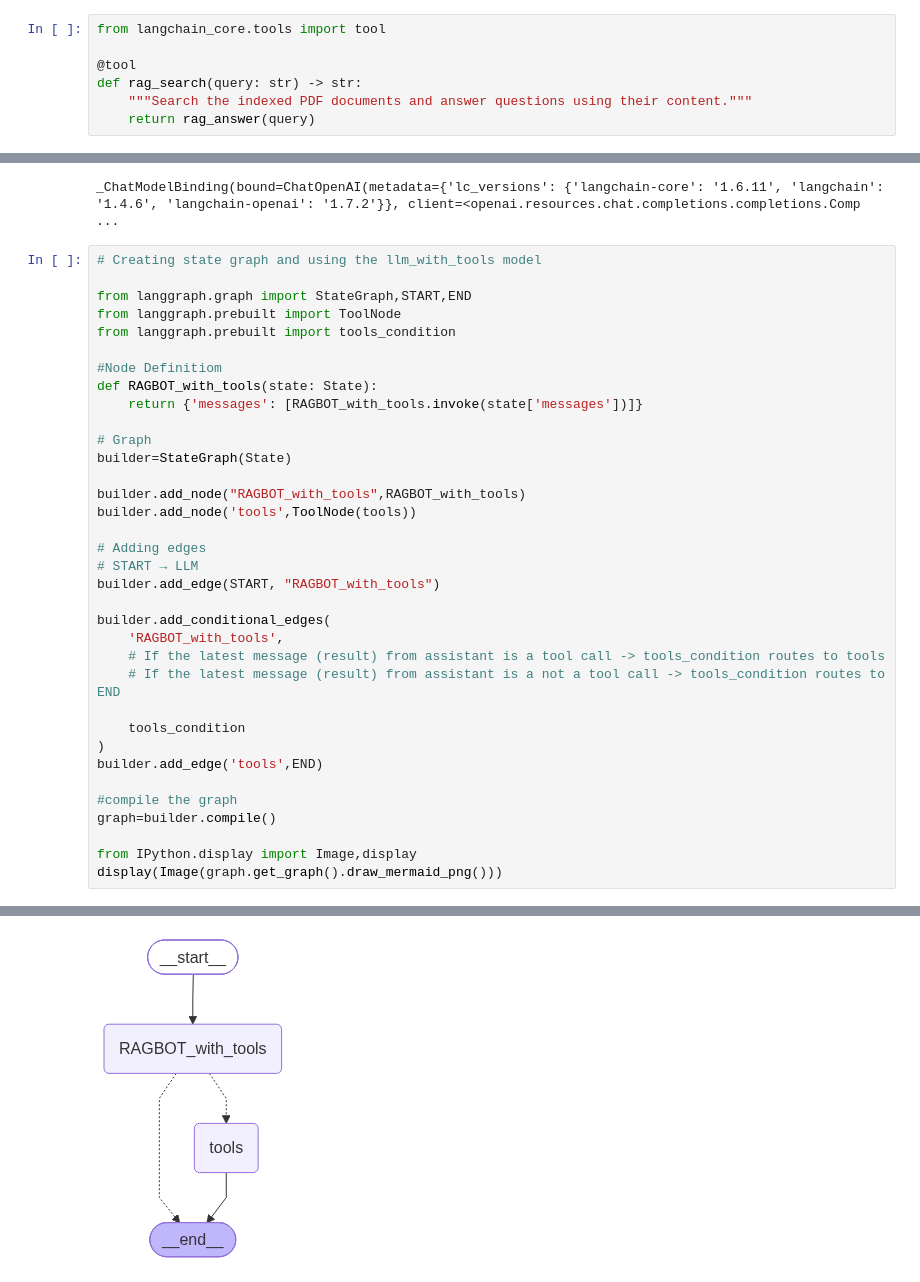
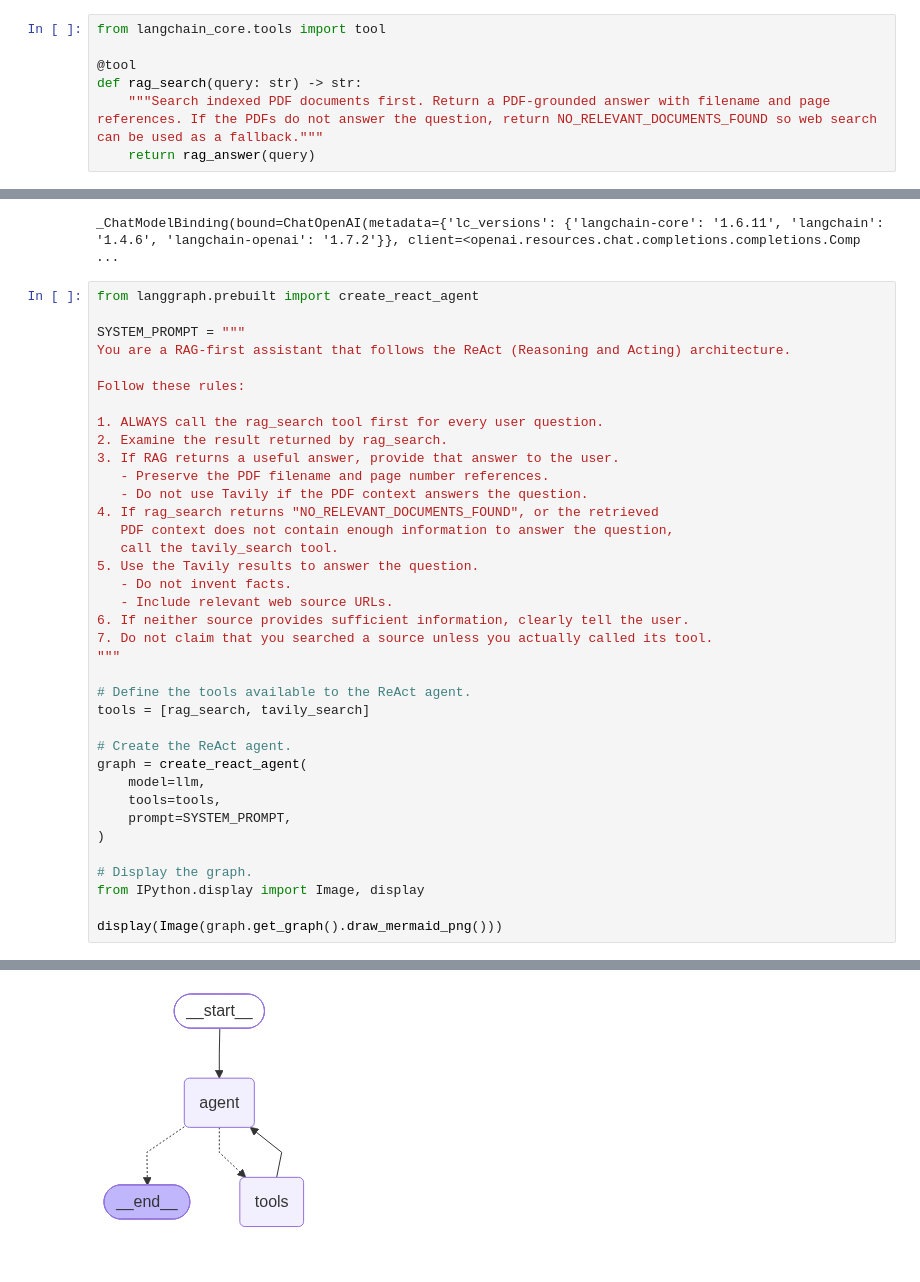
Before and after one commit to Muhammad-Ammar99/Agentic-AI-Prac, a Jupyter notebook: RAG_Project/NoteBook/RAG_Model.ipynb, the cells around one changed output, grey strips where cells are left out. Cells and saved outputs as stored; diff of their text form.

Commit message:
Rag Reasonind Node

```diff
--- a/RAG_Project/NoteBook/RAG_Model.ipynb
+++ b/RAG_Project/NoteBook/RAG_Model.ipynb
@@ -351,6 +382,6 @@ from langchain_core.tools import tool
 
 @tool
 def rag_search(query: str) -> str:
-    """Search the indexed PDF documents and answer questions using their content."""
+    """Search indexed PDF documents first. Return a PDF-grounded answer with filename and page references. If the PDFs do not answer the question, return NO_RELEVANT_DOCUMENTS_FOUND so web search can be used as a fallback."""
     return rag_answer(query)
 # %%
@@ -373,38 +404,40 @@ RAGBOT_with_tools
 # %% [output]
 _ChatModelBinding(bound=ChatOpenAI(metadata={'lc_versions': {'langchain-core': '1.6.11', 'langchain': '1.4.6', 'langchain-openai': '1.7.2'}}, client=<openai.resources.chat.completions.completions.Comp ...
 # %%
-# Creating state graph and using the llm_with_tools model
+from langgraph.prebuilt import create_react_agent
 
-from langgraph.graph import StateGraph,START,END
-from langgraph.prebuilt import ToolNode
-from langgraph.prebuilt import tools_condition
+SYSTEM_PROMPT = """
+You are a RAG-first assistant that follows the ReAct (Reasoning and Acting) architecture.
 
-#Node Definitiom
-def RAGBOT_with_tools(state: State):
-    return {'messages': [RAGBOT_with_tools.invoke(state['messages'])]}
+Follow these rules:
 
-# Graph
-builder=StateGraph(State)
+1. ALWAYS call the rag_search tool first for every user question.
+2. Examine the result returned by rag_search.
+3. If RAG returns a useful answer, provide that answer to the user.
+   - Preserve the PDF filename and page number references.
+   - Do not use Tavily if the PDF context answers the question.
+4. If rag_search returns "NO_RELEVANT_DOCUMENTS_FOUND", or the retrieved
+   PDF context does not contain enough information to answer the question,
+   call the tavily_search tool.
+5. Use the Tavily results to answer the question.
+   - Do not invent facts.
+   - Include relevant web source URLs.
+6. If neither source provides sufficient information, clearly tell the user.
+7. Do not claim that you searched a source unless you actually called its tool.
+"""
 
-builder.add_node("RAGBOT_with_tools",RAGBOT_with_tools)
-builder.add_node('tools',ToolNode(tools))
+# Define the tools available to the ReAct agent.
+tools = [rag_search, tavily_search]
 
-# Adding edges
-# START → LLM
-builder.add_edge(START, "RAGBOT_with_tools")
+# Create the ReAct agent.
+graph = create_react_agent(
+    model=llm,
+    tools=tools,
+    prompt=SYSTEM_PROMPT,
+)
 
-builder.add_conditional_edges(
-    'RAGBOT_with_tools',
-    # If the latest message (result) from assistant is a tool call -> tools_condition routes to tools
-    # If the latest message (result) from assistant is a not a tool call -> tools_condition routes to END
+# Display the graph.
+from IPython.display import Image, display
 
-    tools_condition
-)
-builder.add_edge('tools',END)
-
-#compile the graph
-graph=builder.compile()
-
-from IPython.display import Image,display
 display(Image(graph.get_graph().draw_mermaid_png()))
 # %% [output]
@@ -411,2 +446,2 @@ display(Image(graph.get_graph().draw_mermaid_png()))
-[figure, old version]
+[figure, new version]
 # %%
```
Also changed, not shown: parts of 12 cells of this notebook.
